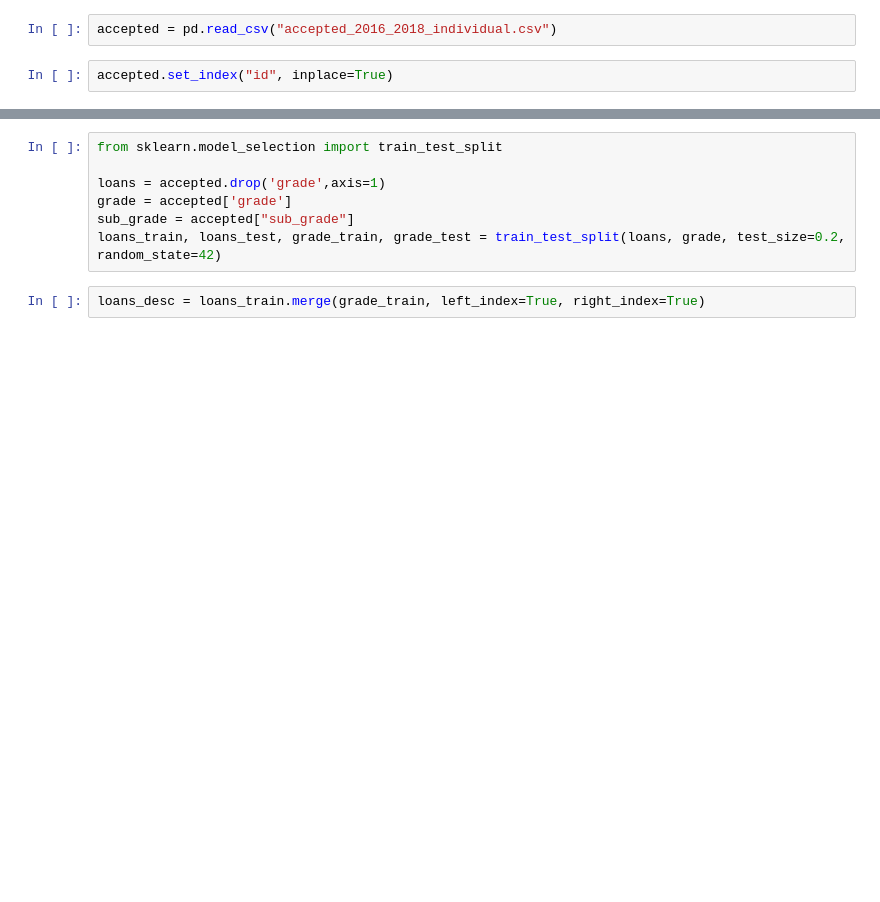
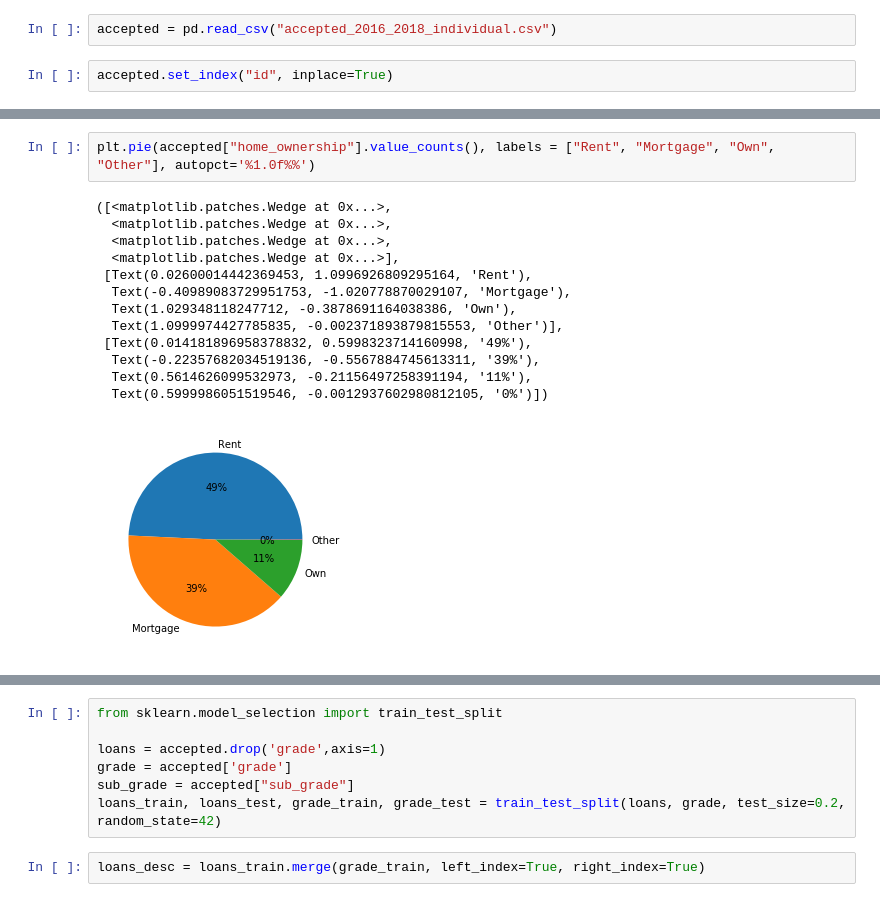
Before and after one commit to VilmaDaukantaite/final_project, a Jupyter notebook: 2016_2018_individual_ML.ipynb, the cells around one changed output, grey strips where cells are left out. Cells and saved outputs as stored; diff of their text form; blank space fills up the shorter version.

```diff
--- a/2016_2018_individual_ML.ipynb
+++ b/2016_2018_individual_ML.ipynb
@@ -12,0 +37,16 @@ accepted.set_index("id", inplace=True)
+# %%
+plt.pie(accepted["home_ownership"].value_counts(), labels = ["Rent", "Mortgage", "Own", "Other"], autopct='%1.0f%%')
+# %% [output]
+([<matplotlib.patches.Wedge at 0x...>,
+  <matplotlib.patches.Wedge at 0x...>,
+  <matplotlib.patches.Wedge at 0x...>,
+  <matplotlib.patches.Wedge at 0x...>],
+ [Text(0.02600014442369453, 1.0996926809295164, 'Rent'),
+  Text(-0.40989083729951753, -1.020778870029107, 'Mortgage'),
+  Text(1.029348118247712, -0.3878691164038386, 'Own'),
+  Text(1.0999974427785835, -0.002371893879815553, 'Other')],
+ [Text(0.014181896958378832, 0.5998323714160998, '49%'),
+  Text(-0.22357682034519136, -0.5567884745613311, '39%'),
+  Text(0.5614626099532973, -0.21156497258391194, '11%'),
+  Text(0.5999986051519546, -0.0012937602980812105, '0%')])
+[figure, added]
```
Also changed, not shown: parts of 14 cells of this notebook.
